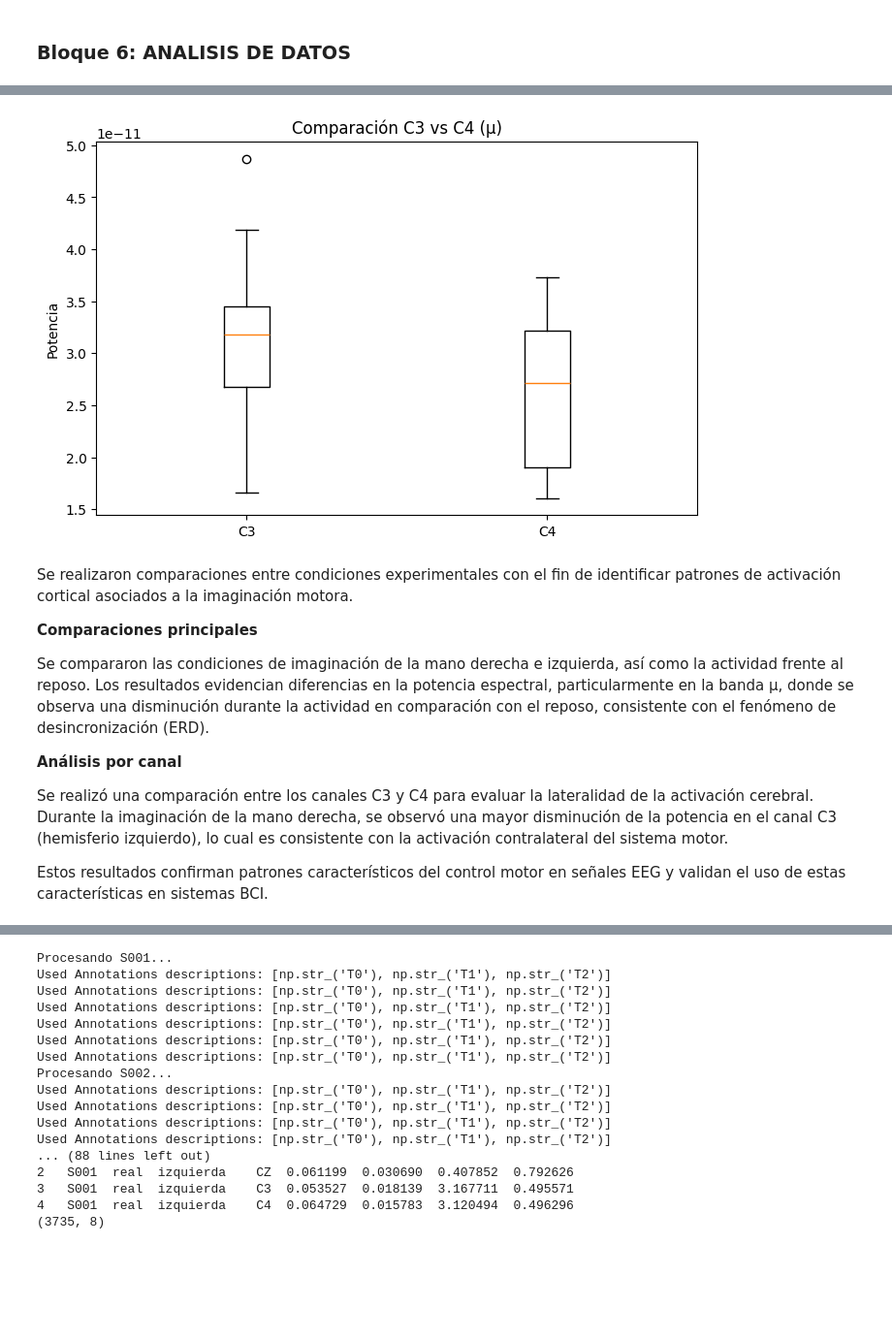
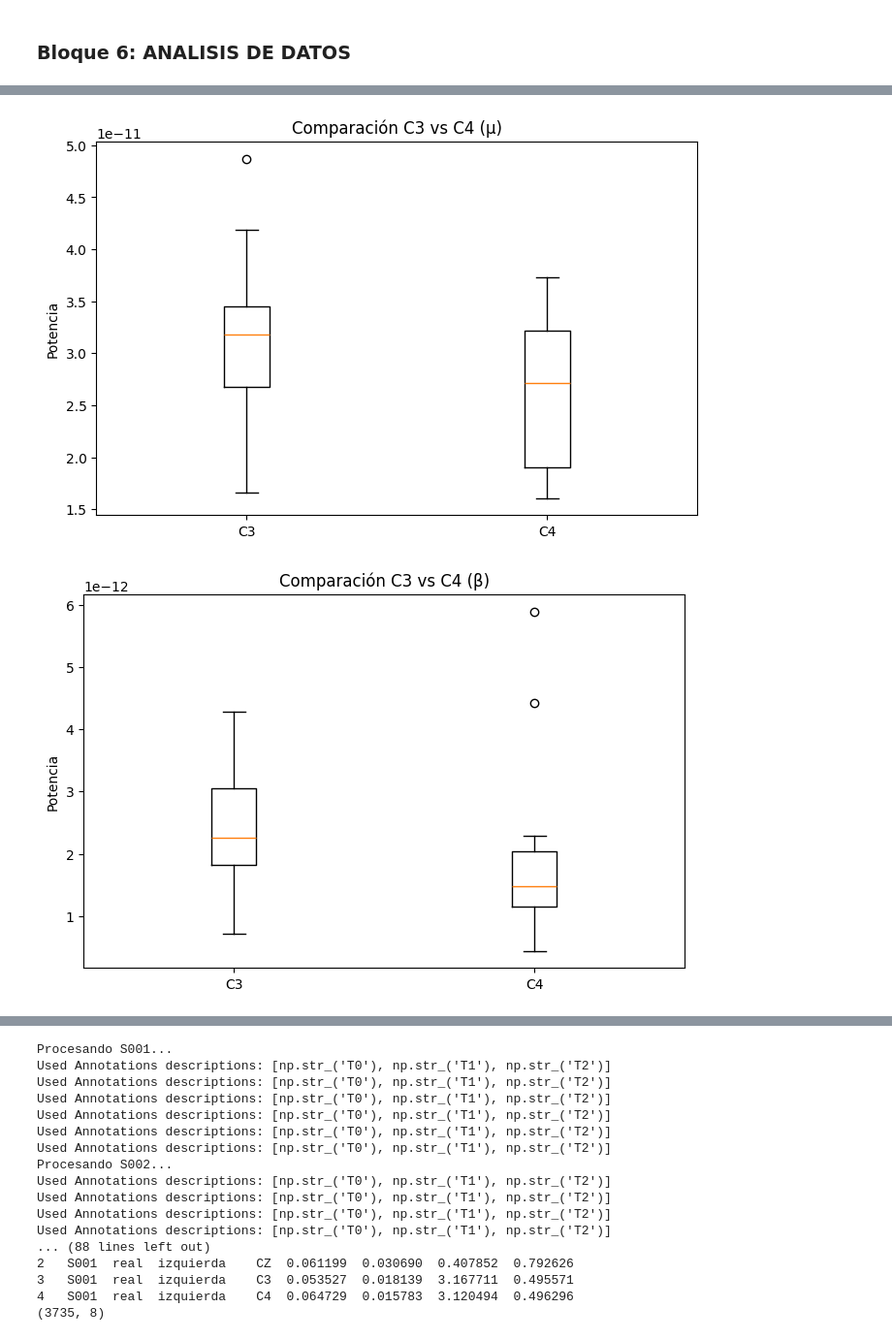
Before and after one commit to loaiza10/Proyecto_1_Biosenales, a Jupyter notebook: Codigo.ipynb, the cells around one changed output, grey strips where cells are left out. Shown at 97% size. Drawn from its saved outputs; the diff is of its cells as text; code cells hidden in the pictures; blank space fills up the shorter version.

```diff
--- a/Codigo.ipynb
+++ b/Codigo.ipynb
@@ -296,6 +309,0 @@ f, coh = coherence(
-# %%
-# Banda μ
-f_mu, coh_mu = calcular_coherencia(senal_mu, "μ")
-
-# Banda β
-f_beta, coh_beta = calcular_coherencia(senal_beta, "β")
@@ -846,42 +855,44 @@ import matplotlib.pyplot as plt
 df_act = df_final[df_final['Condicion'] != 'Reposo']
 
 plt.figure(figsize=(8,5))
 sns.boxplot(x='Condicion', y='Pot_Mu_C3', data=df_act)
 plt.title("Potencia μ en C3 (Derecha vs Izquierda)")
 plt.show()
 
 # Actividad vs reposo
 plt.figure(figsize=(8,5))
 sns.boxplot(x='Condicion', y='Pot_Mu_C3', data=df_final)
 plt.title("Potencia μ (Actividad vs Reposo)")
 plt.show()
 
 # Analisis por canal
 # C3 vs C4 (μ)
 plt.figure(figsize=(8,5))
 
 data = [
     df_act['Pot_Mu_C3'],
     df_act['Pot_Mu_C4']
 ]
 
 plt.boxplot(data, labels=['C3', 'C4'])
 plt.title("Comparación C3 vs C4 (μ)")
 plt.ylabel("Potencia")
 plt.show()
+
+# C3 vs C4 (β)
+plt.figure(figsize=(8,5))
+
+data = [
+    df_act['Pot_Beta_C3'],
+    df_act['Pot_Beta_C4']
+]
+
+plt.boxplot(data, labels=['C3', 'C4'])
+plt.title("Comparación C3 vs C4 (β)")
+plt.ylabel("Potencia")
+plt.show()
 # %% [output]
 [figure]
 [figure]
 [figure]
+[figure, added]
-# %% [markdown]
-Se realizaron comparaciones entre condiciones experimentales con el fin de identificar patrones de activación cortical asociados a la imaginación motora.
-
-**Comparaciones principales**
-
-Se compararon las condiciones de imaginación de la mano derecha e izquierda, así como la actividad frente al reposo. Los resultados evidencian diferencias en la potencia espectral, particularmente en la banda μ, donde se observa una disminución durante la actividad en comparación con el reposo, consistente con el fenómeno de desincronización (ERD).
-
-**Análisis por canal**
-
-Se realizó una comparación entre los canales C3 y C4 para evaluar la lateralidad de la activación cerebral. Durante la imaginación de la mano derecha, se observó una mayor disminución de la potencia en el canal C3 (hemisferio izquierdo), lo cual es consistente con la activación contralateral del sistema motor.
-
-Estos resultados confirman patrones característicos del control motor en señales EEG y validan el uso de estas características en sistemas BCI.
```
Also changed, not shown: parts of 11 cells of this notebook.
